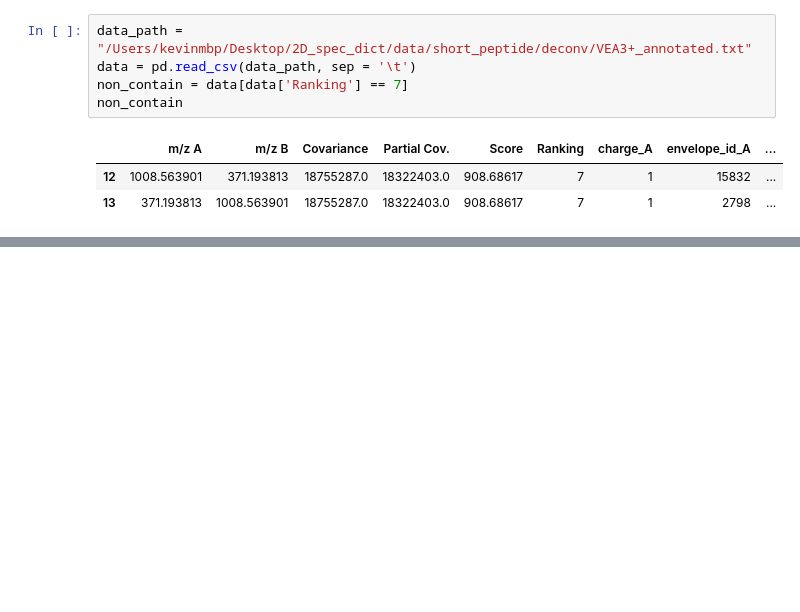
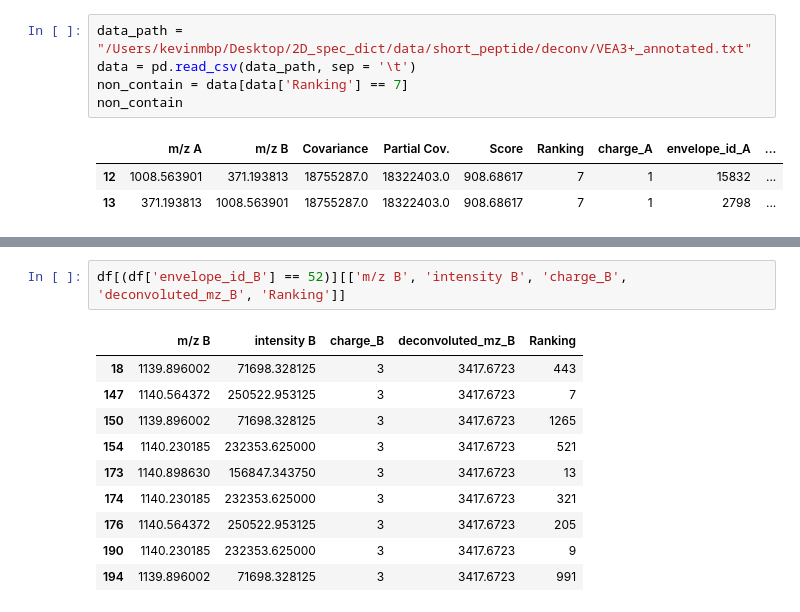
Before and after one commit to Kevinxsn/2D_spec_dict, a Jupyter notebook: pepline/pepline_test.ipynb, the cells around one changed output, grey strips where cells are left out. Cells and saved outputs as stored; diff of their text form; blank space fills up the shorter version.

```diff
--- a/pepline/pepline_test.ipynb
+++ b/pepline/pepline_test.ipynb
@@ -40,0 +165,13 @@ non_contain
+# %%
+df[(df['envelope_id_B'] == 52)][['m/z B', 'intensity B', 'charge_B', 'deconvoluted_mz_B', 'Ranking']]
+# %% [output]
+|  | m/z B | intensity B | charge_B | deconvoluted_mz_B | Ranking |
+| 18 | 1139.896002 | 71698.328125 | 3 | 3417.6723 | 443 |
+| 147 | 1140.564372 | 250522.953125 | 3 | 3417.6723 | 7 |
+| 150 | 1139.896002 | 71698.328125 | 3 | 3417.6723 | 1265 |
+| 154 | 1140.230185 | 232353.625000 | 3 | 3417.6723 | 521 |
+| 173 | 1140.898630 | 156847.343750 | 3 | 3417.6723 | 13 |
+| 174 | 1140.230185 | 232353.625000 | 3 | 3417.6723 | 321 |
+| 176 | 1140.564372 | 250522.953125 | 3 | 3417.6723 | 205 |
+| 190 | 1140.230185 | 232353.625000 | 3 | 3417.6723 | 9 |
+| 194 | 1139.896002 | 71698.328125 | 3 | 3417.6723 | 991 |
```
Also changed, not shown: parts of 22 cells of this notebook, 28 other files.
